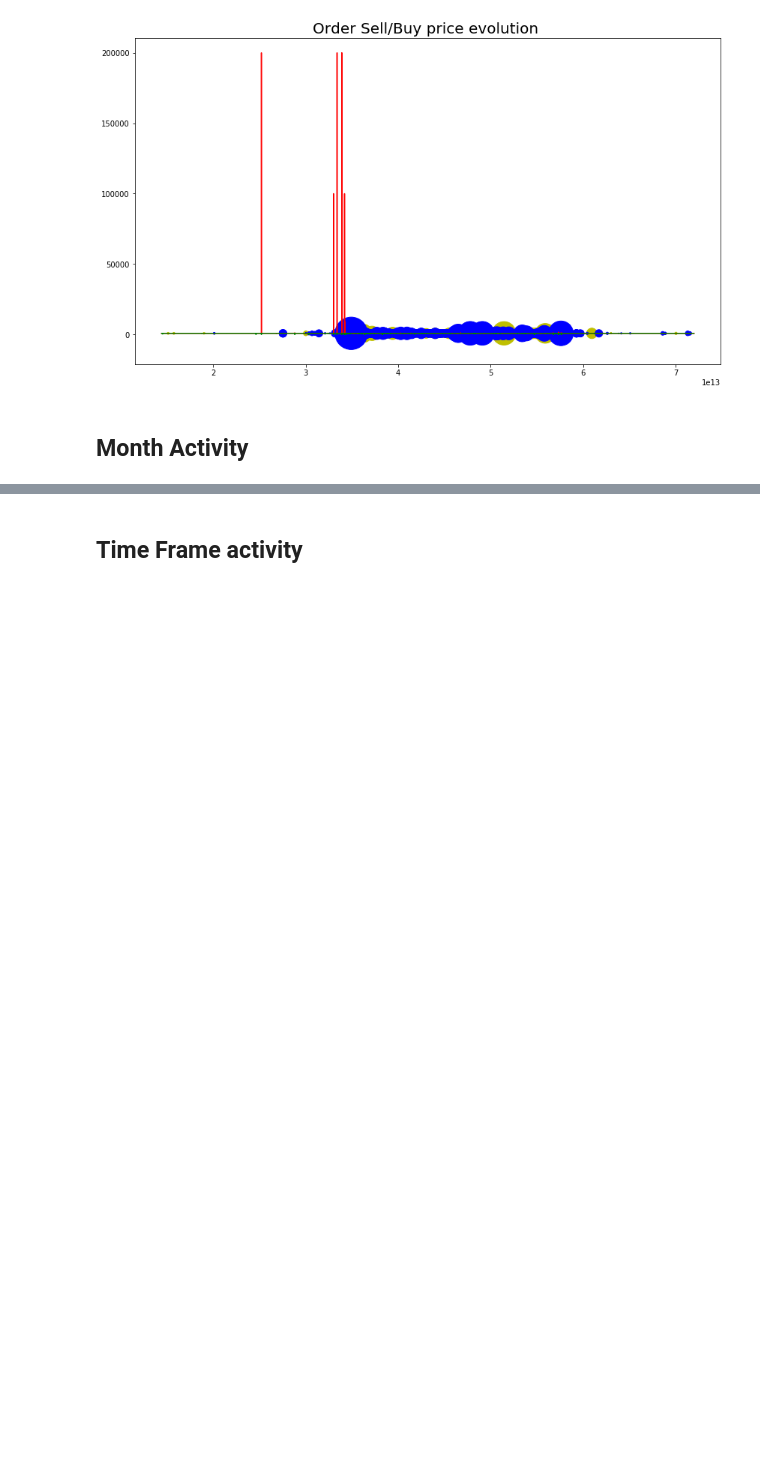
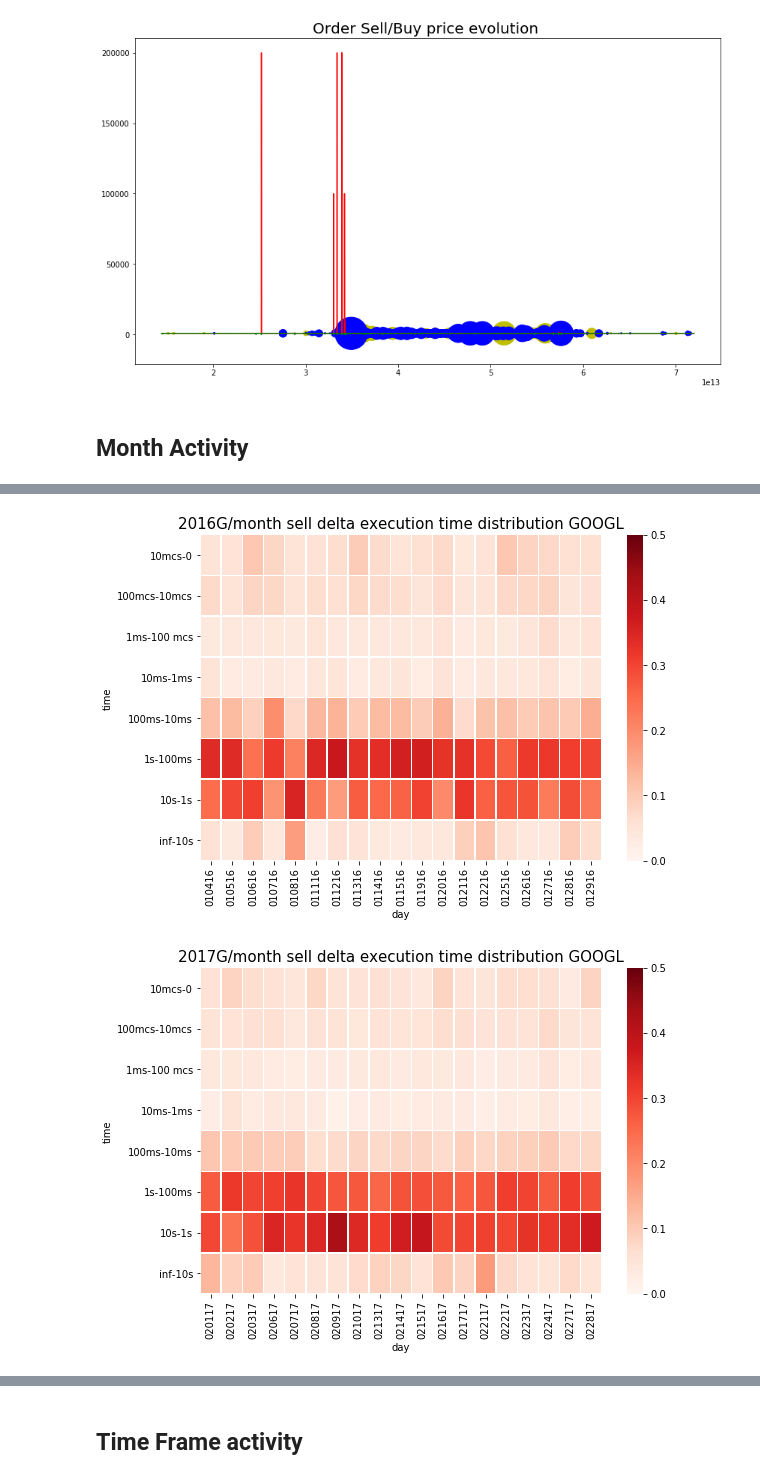
Before and after one commit to bejar/FSociety, a Jupyter notebook: Notebooks/StockAnalysis.ipynb, the cells around one changed output, grey strips where cells are left out. Drawn from its saved outputs; the diff is of its cells as text; code cells hidden in the pictures; blank space fills up the shorter version.

```diff
--- a/Notebooks/StockAnalysis.ipynb
+++ b/Notebooks/StockAnalysis.ipynb
@@ -94,0 +92,7 @@ activity.plot_deltatime_heatmap(side='sell', type='delete')
+# %%
+activity2.plot_deltatime_heatmap(side='sell', type='execution')
+activity.plot_deltatime_heatmap(side='sell', type='execution')
+activity3.plot_deltatime_heatmap(side='sell', type='execution')
+# %% [output]
+[figure, added]
+[figure, added]
```
Also changed, not shown: parts of 38 cells of this notebook, 3 other files.
